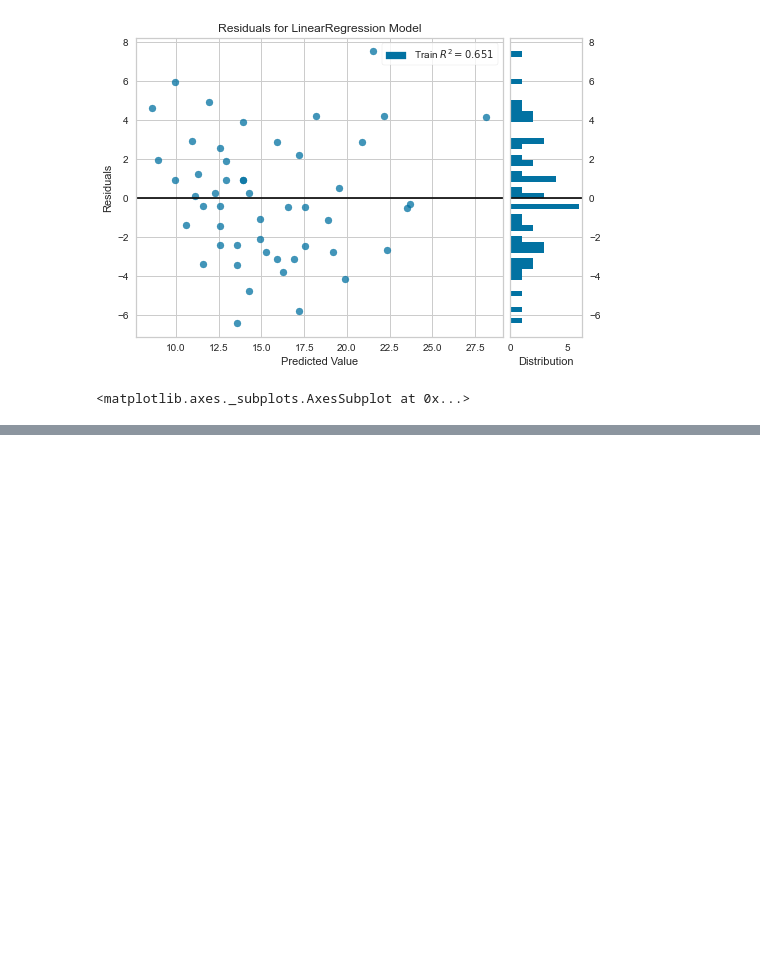
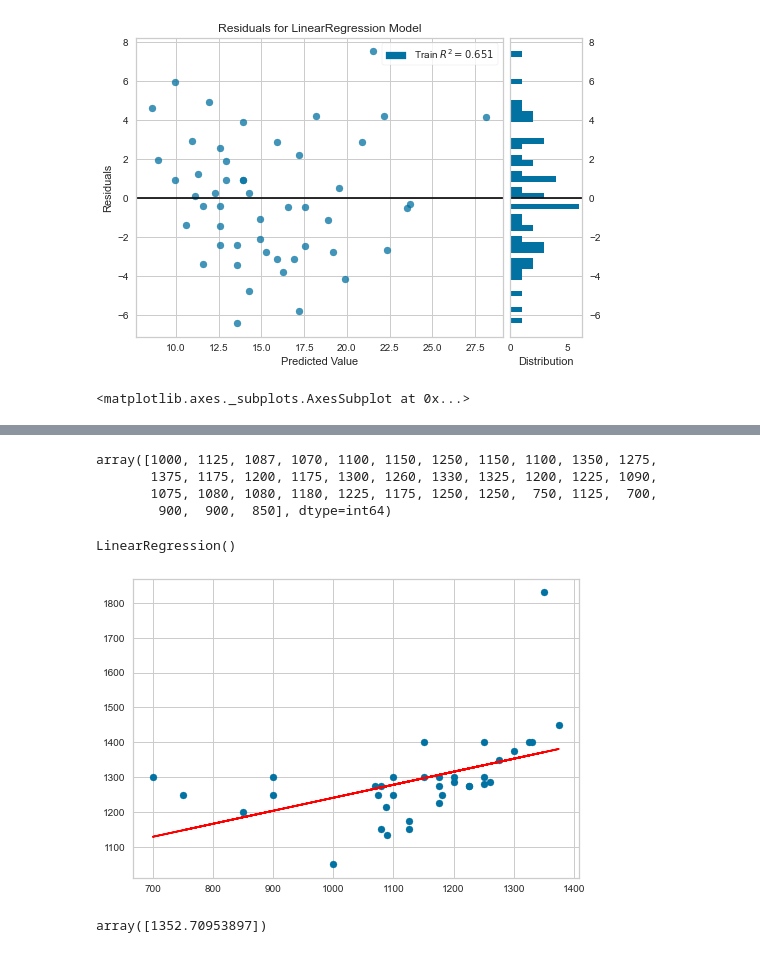
Before and after one commit to emariot/Estatistica_com_R_e_Python, a Jupyter notebook: Python/Regressão Linear Simples .ipynb, the cells around one changed output, grey strips where cells are left out. Saved outputs shown, nothing was run; the diff lists cells and outputs as text; code cells hidden in the pictures; blank space fills up the shorter version.

```diff
--- a/Python/Regressão Linear Simples .ipynb
+++ b/Python/Regressão Linear Simples .ipynb
@@ -83,0 +91,3 @@ vis.poof()
+# %%
+data = pd.read_csv('datasets/slr12.csv', sep=';')
+data.shape
@@ -83,0 +105,26 @@ vis.poof()
+# %%
+x = data.iloc[:,0].values
+y = data.iloc[:,1].values
+x
+# %% [output]
+array([1000, 1125, 1087, 1070, 1100, 1150, 1250, 1150, 1100, 1350, 1275,
+       1375, 1175, 1200, 1175, 1300, 1260, 1330, 1325, 1200, 1225, 1090,
+       1075, 1080, 1080, 1180, 1225, 1175, 1250, 1250,  750, 1125,  700,
+        900,  900,  850], dtype=int64)
+# %%
+X = x.reshape(-1,1)
+modelo = LinearRegression()
+modelo.fit(X,y)
+# %% [output]
+LinearRegression()
+# %%
+plt.scatter(X,y)
+plt.plot(X,modelo.predict(X), color='red');
+# %% [output]
+[figure, added]
+# %%
+# Valor anual da fraquia
+valor = 1300
+modelo.predict([[valor]])
+# %% [output]
+array([1352.70953897])
```
Also changed, not shown: parts of 3 cells of this notebook.
